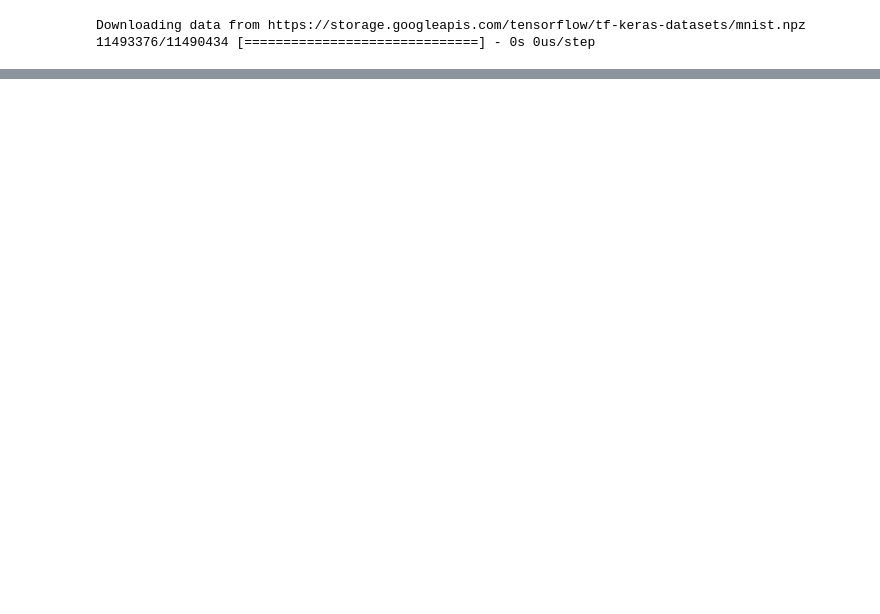
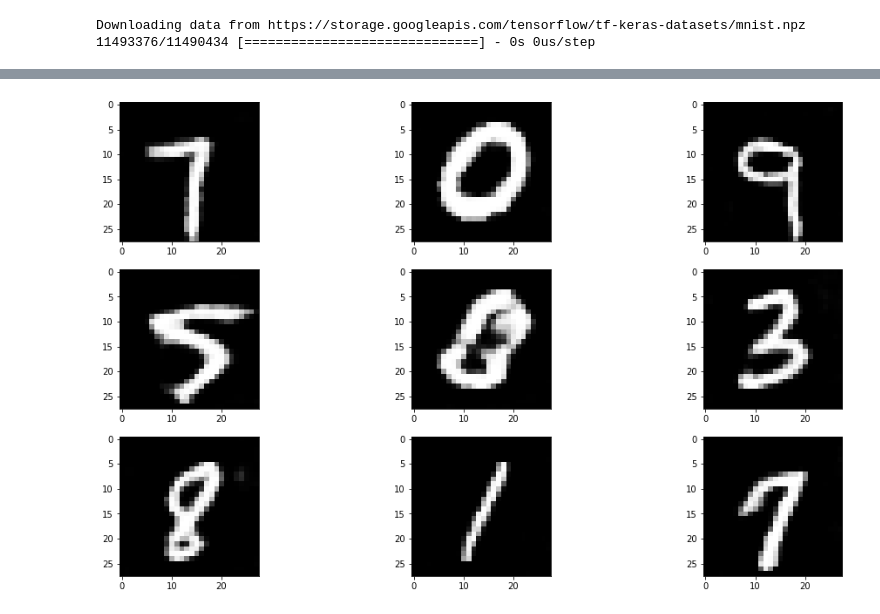
Before and after one commit to saahiluppal/gan_research, a Jupyter notebook: vanilla_gan.ipynb, the cells around one changed output, grey strips where cells are left out. Cells and saved outputs as stored; diff of their text form; code cells hidden in the pictures; blank space fills up the shorter version.

```diff
--- a/vanilla_gan.ipynb
+++ b/vanilla_gan.ipynb
@@ -176,0 +314,8 @@ plt.imshow(generator(tf.random.normal([1, 100]), training=False)[0, :, :, 0], cm
+# %%
+plt.figure(figsize=(17,10))
+
+for val in range(1, 10):
+  plt.subplot(3,3,val)
+  plt.imshow(generator(tf.random.normal([1, 100]), training=False)[0, :, :, 0], cmap='gray')
+# %% [output]
+[figure, added]
```
Also changed, not shown: parts of 16 cells of this notebook.
